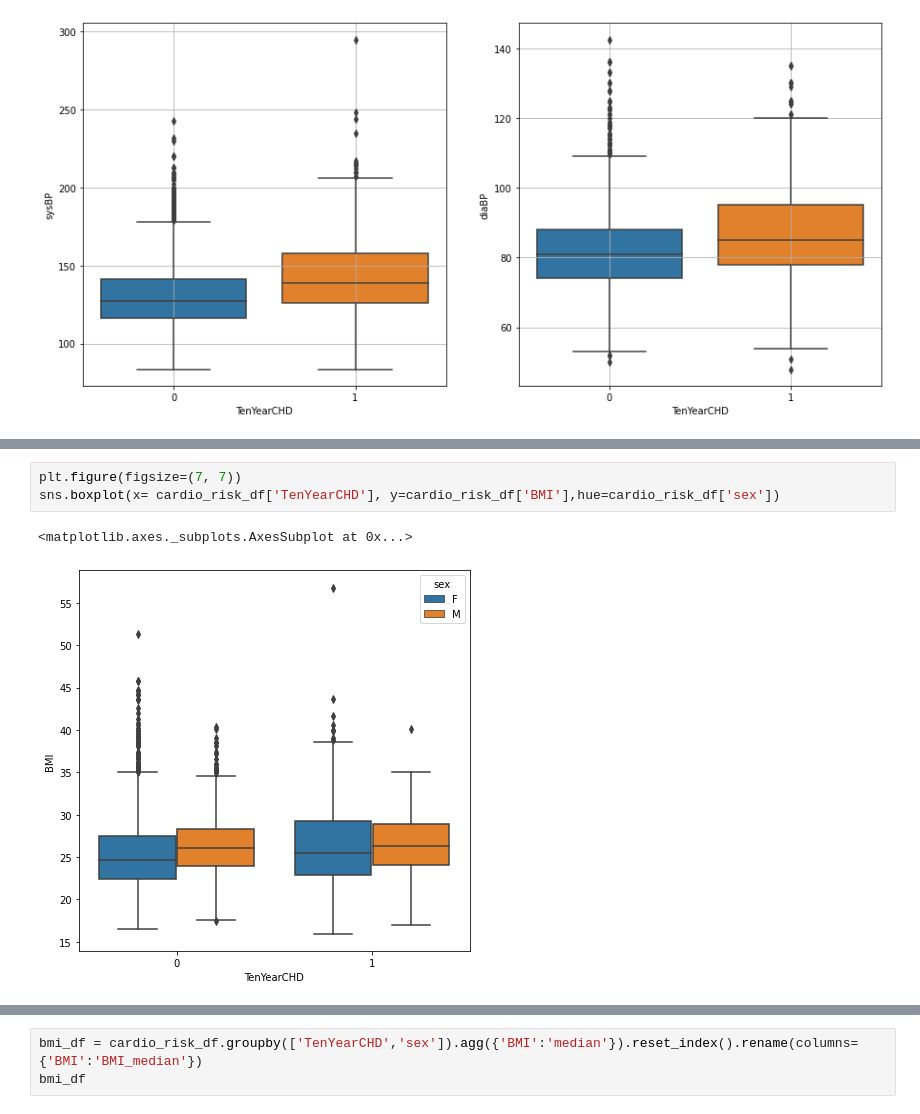
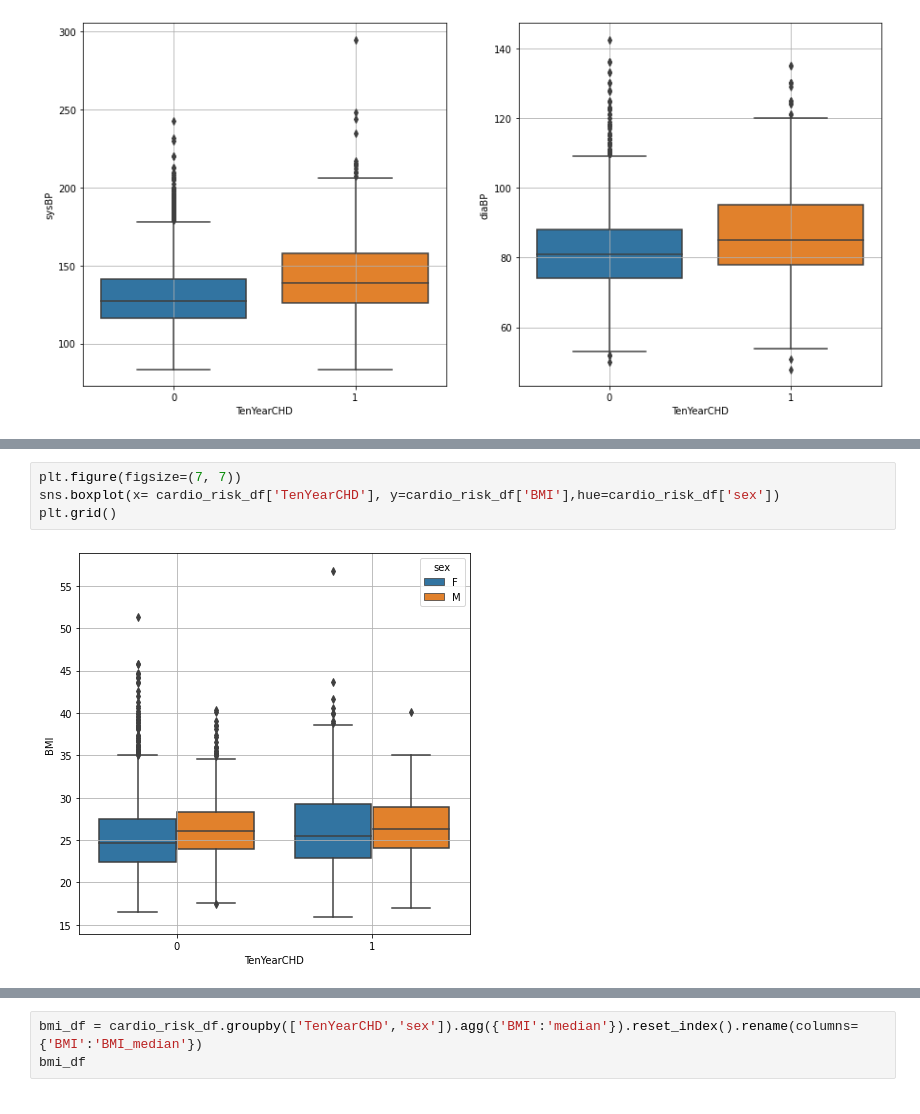
Before and after one commit to Abhi-nav0506/Coronary-Heart-Disease-Prediction, a Jupyter notebook: Cardio_Vascular_Risk_Prediction.ipynb, the cells around one changed output, grey strips where cells are left out. Saved outputs shown, nothing was run; the diff lists cells and outputs as text.

```diff
--- a/Cardio_Vascular_Risk_Prediction.ipynb
+++ b/Cardio_Vascular_Risk_Prediction.ipynb
@@ -132,6 +228,6 @@ ax[1].grid()
 # %%
 plt.figure(figsize=(7, 7))
 sns.boxplot(x= cardio_risk_df['TenYearCHD'], y=cardio_risk_df['BMI'],hue=cardio_risk_df['sex'])
+plt.grid()
 # %% [output]
-<matplotlib.axes._subplots.AxesSubplot at 0x...>
-[figure, old version]
+[figure, new version]
```
Also changed, not shown: parts of 14 cells of this notebook.
